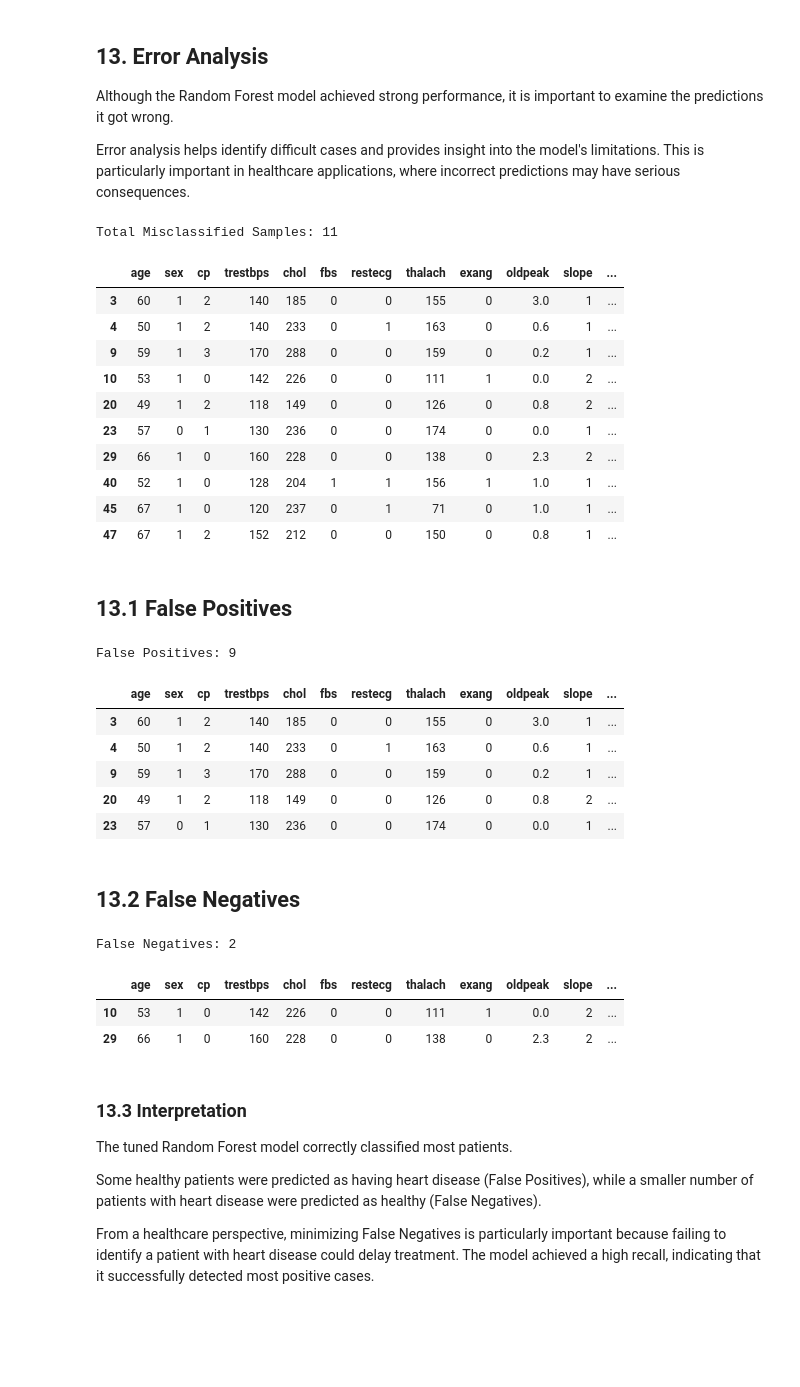
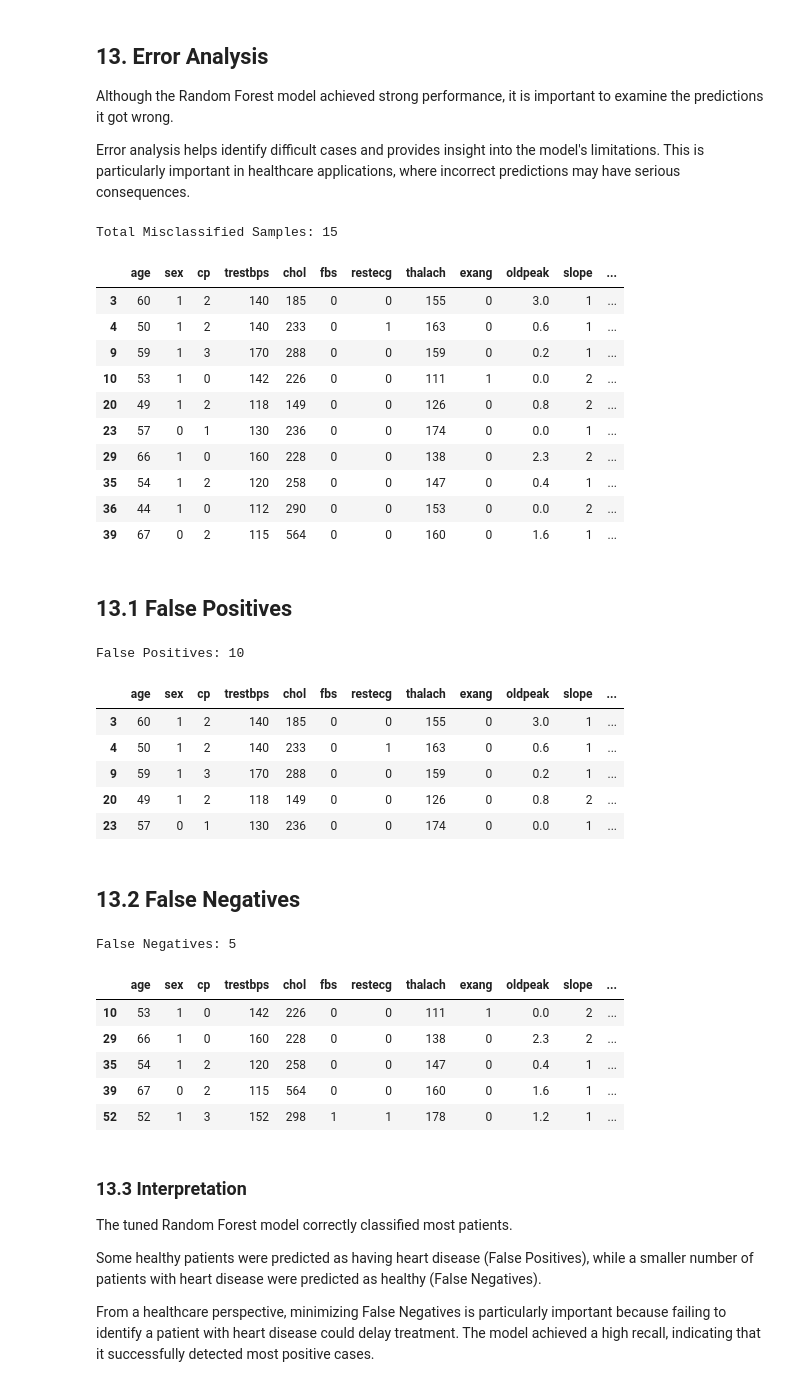
Before and after one commit to Danish925/ml-healthcare-journey, a Jupyter notebook: heart-disease-prediction/heart-disease-prediction.ipynb, the cells around one changed output. Drawn from its saved outputs; the diff is of its cells as text; code cells hidden in the pictures; blank space fills up the shorter version.

```diff
--- a/heart-disease-prediction/heart-disease-prediction.ipynb
+++ b/heart-disease-prediction/heart-disease-prediction.ipynb
@@ -879,11 +827,17 @@ Random Forest is tree-based, so it does not require feature scaling or one-hot e
 # %%
 from sklearn.ensemble import RandomForestClassifier
 
-rf_clf = RandomForestClassifier(n_estimators=200, random_state=42)
-rf_clf.fit(X_train, y_train)
+rf_clf = RandomForestClassifier(
+    n_estimators=200,
+    random_state=42
+)
 
-y_pred_rf = rf_clf.predict(X_test)
-y_prob_rf = rf_clf.predict_proba(X_test)[:, 1]
+# Train on one-hot encoded data
+rf_clf.fit(X_train_encoded, y_train)
+
+# Predictions
+y_pred_rf = rf_clf.predict(X_test_encoded)
+y_prob_rf = rf_clf.predict_proba(X_test_encoded)[:, 1]
 
 results['Random Forest'] = {
     'Accuracy': accuracy_score(y_test, y_pred_rf),
@@ -926,15 +1030,18 @@ grid_search = GridSearchCV(
     estimator=RandomForestClassifier(random_state=42),
     param_grid=param_grid,
     cv=5,
-    scoring='accuracy',
+    scoring='roc_auc',
     n_jobs=-1
 )
 
-grid_search.fit(X_train, y_train)
+# Train on encoded data
+grid_search.fit(X_train_encoded, y_train)
 
 best_rf = grid_search.best_estimator_
 
-y_pred = best_rf.predict(X_test)
+# Predictions on encoded test data
+y_pred = best_rf.predict(X_test_encoded)
+y_prob = best_rf.predict_proba(X_test_encoded)[:, 1]
 
 print("Best Parameters:")
 print(grid_search.best_params_)
@@ -942,10 +1049,11 @@ print(grid_search.best_params_)
 print("\nBest Cross Validation Accuracy:")
 print(grid_search.best_score_)
 
+print("\nTest Set Performance")
 print("Accuracy :", accuracy_score(y_test, y_pred))
 print("Precision:", precision_score(y_test, y_pred))
 print("Recall   :", recall_score(y_test, y_pred))
 print("F1 Score :", f1_score(y_test, y_pred))
-print("ROC AUC  :", roc_auc_score(y_test, best_rf.predict_proba(X_test)[:,1]))
+print("ROC AUC  :", roc_auc_score(y_test, y_prob))
 # %% [output]
 Best Parameters:
@@ -1025,38 +1166,38 @@ Error analysis helps identify difficult cases and provides insight into the mode
 # %%
 from sklearn.metrics import confusion_matrix
 import pandas as pd
 
-# Predictions from the tuned model
-y_pred = best_rf.predict(X_test)
+# Predictions from the tuned model (use encoded test data)
+y_pred = best_rf.predict(X_test_encoded)
 
-# Reset indices for comparison
+# Use original test data for interpretation
 X_test_df = X_test.reset_index(drop=True)
 y_test_df = y_test.reset_index(drop=True)
 
 # Create comparison table
 results = X_test_df.copy()
 results["Actual"] = y_test_df
 results["Predicted"] = y_pred
 
 # Misclassified samples
 errors = results[results["Actual"] != results["Predicted"]]
 
 print(f"Total Misclassified Samples: {len(errors)}")
 
 errors.head(10)
 # %% [output]
-Total Misclassified Samples: 11
+Total Misclassified Samples: 15
 |  | age | sex | cp | trestbps | chol | fbs | restecg | thalach | exang | oldpeak | slope | ... |
 | 3 | 60 | 1 | 2 | 140 | 185 | 0 | 0 | 155 | 0 | 3.0 | 1 | ... |
 | 4 | 50 | 1 | 2 | 140 | 233 | 0 | 1 | 163 | 0 | 0.6 | 1 | ... |
 | 9 | 59 | 1 | 3 | 170 | 288 | 0 | 0 | 159 | 0 | 0.2 | 1 | ... |
 | 10 | 53 | 1 | 0 | 142 | 226 | 0 | 0 | 111 | 1 | 0.0 | 2 | ... |
 | 20 | 49 | 1 | 2 | 118 | 149 | 0 | 0 | 126 | 0 | 0.8 | 2 | ... |
 | 23 | 57 | 0 | 1 | 130 | 236 | 0 | 0 | 174 | 0 | 0.0 | 1 | ... |
 | 29 | 66 | 1 | 0 | 160 | 228 | 0 | 0 | 138 | 0 | 2.3 | 2 | ... |
-| 40 | 52 | 1 | 0 | 128 | 204 | 1 | 1 | 156 | 1 | 1.0 | 1 | ... |
-| 45 | 67 | 1 | 0 | 120 | 237 | 0 | 1 | 71 | 0 | 1.0 | 1 | ... |
-| 47 | 67 | 1 | 2 | 152 | 212 | 0 | 0 | 150 | 0 | 0.8 | 1 | ... |
+| 35 | 54 | 1 | 2 | 120 | 258 | 0 | 0 | 147 | 0 | 0.4 | 1 | ... |
+| 36 | 44 | 1 | 0 | 112 | 290 | 0 | 0 | 153 | 0 | 0.0 | 2 | ... |
+| 39 | 67 | 0 | 2 | 115 | 564 | 0 | 0 | 160 | 0 | 1.6 | 1 | ... |
 # %% [markdown]
 ## 13.1 False Positives
 # %%
@@ -1069,7 +1210,7 @@ print("False Positives:", len(false_positive))
 
 false_positive.head()
 # %% [output]
-False Positives: 9
+False Positives: 10
 |  | age | sex | cp | trestbps | chol | fbs | restecg | thalach | exang | oldpeak | slope | ... |
 | 3 | 60 | 1 | 2 | 140 | 185 | 0 | 0 | 155 | 0 | 3.0 | 1 | ... |
 | 4 | 50 | 1 | 2 | 140 | 233 | 0 | 1 | 163 | 0 | 0.6 | 1 | ... |
@@ -1088,10 +1229,13 @@ print("False Negatives:", len(false_negative))
 
 false_negative.head()
 # %% [output]
-False Negatives: 2
+False Negatives: 5
 |  | age | sex | cp | trestbps | chol | fbs | restecg | thalach | exang | oldpeak | slope | ... |
 | 10 | 53 | 1 | 0 | 142 | 226 | 0 | 0 | 111 | 1 | 0.0 | 2 | ... |
 | 29 | 66 | 1 | 0 | 160 | 228 | 0 | 0 | 138 | 0 | 2.3 | 2 | ... |
+| 35 | 54 | 1 | 2 | 120 | 258 | 0 | 0 | 147 | 0 | 0.4 | 1 | ... |
+| 39 | 67 | 0 | 2 | 115 | 564 | 0 | 0 | 160 | 0 | 1.6 | 1 | ... |
+| 52 | 52 | 1 | 3 | 152 | 298 | 1 | 1 | 178 | 0 | 1.2 | 1 | ... |
 # %% [markdown]
 ### 13.3 Interpretation
 
```
Also changed, not shown: parts of 18 cells of this notebook.
